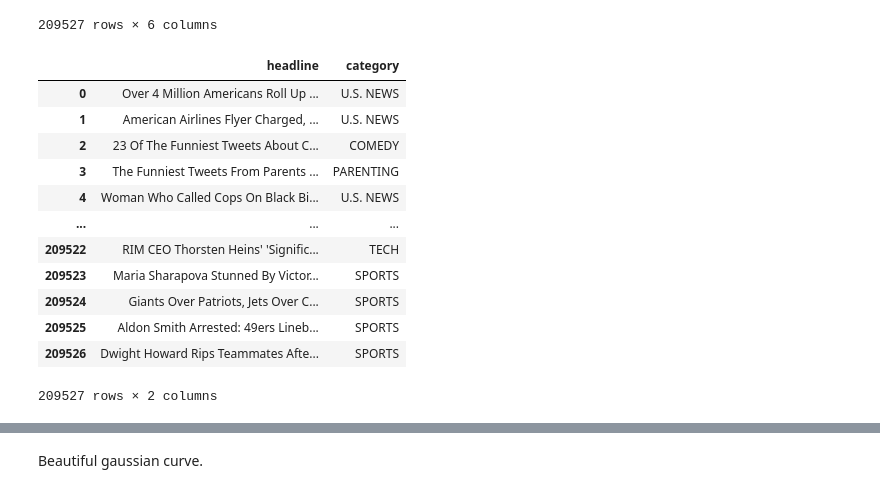
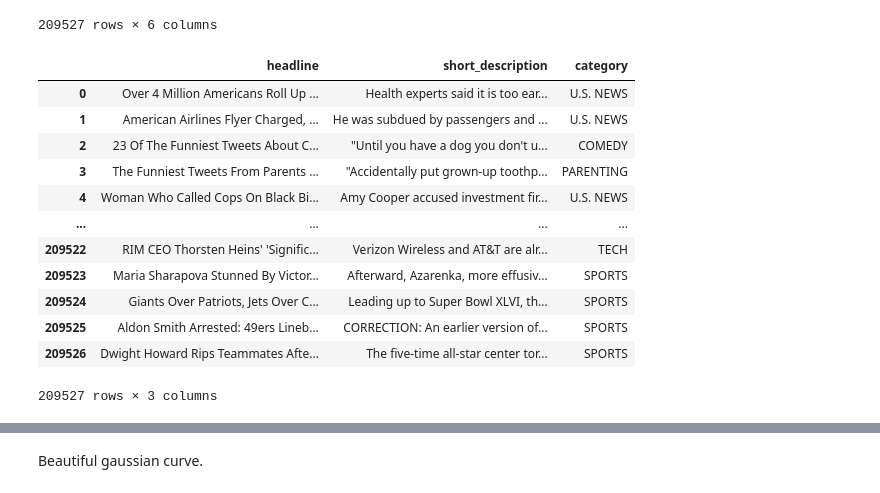
Before and after one commit to gracjan-p/bbc, a Jupyter notebook: notebooks/main.ipynb, the cells around one changed output, grey strips where cells are left out. Drawn from its saved outputs; the diff is of its cells as text; code cells hidden in the pictures.

```diff
--- a/notebooks/main.ipynb
+++ b/notebooks/main.ipynb
@@ -21,19 +25,19 @@ df
 | 209526 | https://www.huffingtonpost.com/en... | Dwight Howard Rips Teammates Afte... | SPORTS | The five-time all-star center tor... |  | 2012-01-28 |
 209527 rows × 6 columns
 # %%
-df = df[['headline', 'category']]
+df = df[['headline', 'short_description', 'category']]
 df
 # %% [output]
-|  | headline | category |
-| 0 | Over 4 Million Americans Roll Up ... | U.S. NEWS |
-| 1 | American Airlines Flyer Charged, ... | U.S. NEWS |
-| 2 | 23 Of The Funniest Tweets About C... | COMEDY |
-| 3 | The Funniest Tweets From Parents ... | PARENTING |
-| 4 | Woman Who Called Cops On Black Bi... | U.S. NEWS |
-| ... | ... | ... |
-| 209522 | RIM CEO Thorsten Heins' 'Signific... | TECH |
-| 209523 | Maria Sharapova Stunned By Victor... | SPORTS |
-| 209524 | Giants Over Patriots, Jets Over C... | SPORTS |
-| 209525 | Aldon Smith Arrested: 49ers Lineb... | SPORTS |
-| 209526 | Dwight Howard Rips Teammates Afte... | SPORTS |
+|  | headline | short_description | category |
+| 0 | Over 4 Million Americans Roll Up ... | Health experts said it is too ear... | U.S. NEWS |
+| 1 | American Airlines Flyer Charged, ... | He was subdued by passengers and ... | U.S. NEWS |
+| 2 | 23 Of The Funniest Tweets About C... | "Until you have a dog you don't u... | COMEDY |
+| 3 | The Funniest Tweets From Parents ... | "Accidentally put grown-up toothp... | PARENTING |
+| 4 | Woman Who Called Cops On Black Bi... | Amy Cooper accused investment fir... | U.S. NEWS |
+| ... | ... | ... | ... |
+| 209522 | RIM CEO Thorsten Heins' 'Signific... | Verizon Wireless and AT&T are alr... | TECH |
+| 209523 | Maria Sharapova Stunned By Victor... | Afterward, Azarenka, more effusiv... | SPORTS |
+| 209524 | Giants Over Patriots, Jets Over C... | Leading up to Super Bowl XLVI, th... | SPORTS |
+| 209525 | Aldon Smith Arrested: 49ers Lineb... | CORRECTION: An earlier version of... | SPORTS |
+| 209526 | Dwight Howard Rips Teammates Afte... | The five-time all-star center tor... | SPORTS |
-209527 rows × 2 columns
+209527 rows × 3 columns
```
Also changed, not shown: parts of 45 cells of this notebook.
